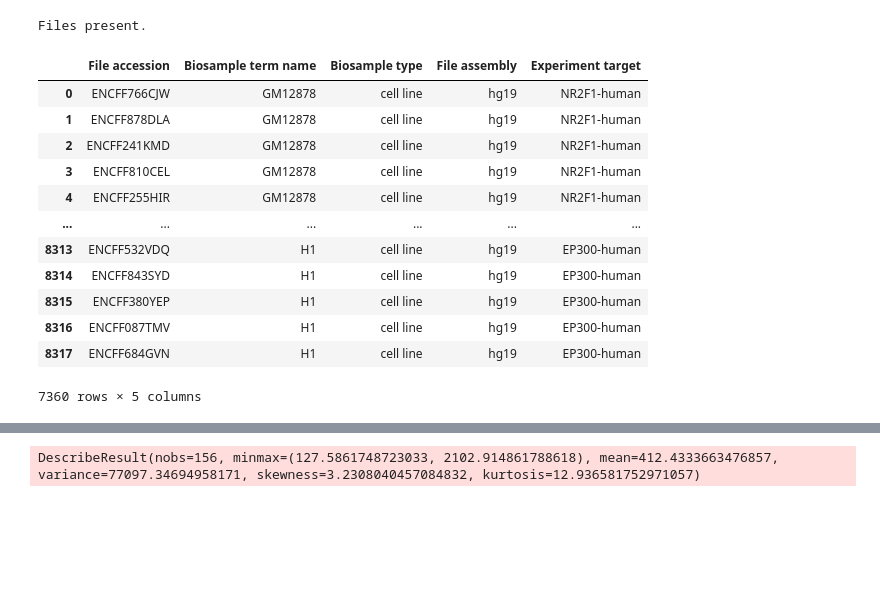
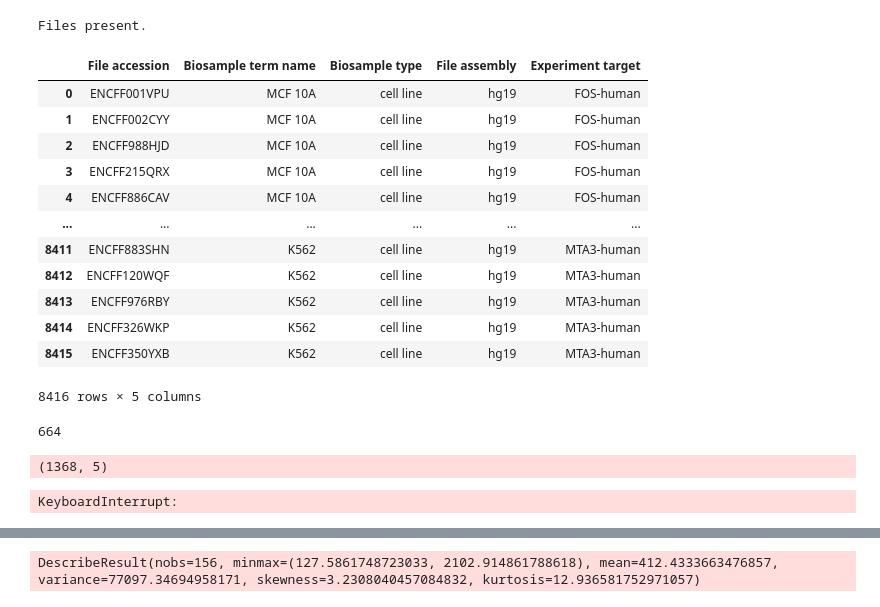
Before and after one commit to TeamSundar/TFactorNN, a Jupyter notebook: eda.ipynb, the cells around one changed output, grey strips where cells are left out. Drawn from its saved outputs; the diff is of its cells as text; code cells hidden in the pictures; blank space fills up the shorter version.

```diff
--- a/eda.ipynb
+++ b/eda.ipynb
@@ -8,6 +8,6 @@ import matplotlib.pyplot as plt
 import numpy as np
 from scipy import stats
 
-# data_path = 'encode/20210418_hg19_8461ex'
-data_path = 'encode/legacy'
+path = 'encode/20210418_hg19_8416ex'
+# path = 'encode/legacy'
 # %%
@@ -28,26 +28,30 @@ else:
 Files present.
 # %%
 # Prepare metadata
-metadata = pd.read_csv(data_path+'/metadata.tsv', sep='\t')
+metadata = pd.read_csv(path+'/metadata.tsv', sep='\t')
 metadata_ = metadata[['File accession', 'Biosample term name', 'Biosample type', 'File assembly', 'Experiment target']]
 metadata_ = metadata_[metadata_['Biosample type']=='cell line']
 metadata_
 # %% [output]
 |  | File accession | Biosample term name | Biosample type | File assembly | Experiment target |
-| 0 | ENCFF766CJW | GM12878 | cell line | hg19 | NR2F1-human |
-| 1 | ENCFF878DLA | GM12878 | cell line | hg19 | NR2F1-human |
-| 2 | ENCFF241KMD | GM12878 | cell line | hg19 | NR2F1-human |
-| 3 | ENCFF810CEL | GM12878 | cell line | hg19 | NR2F1-human |
-| 4 | ENCFF255HIR | GM12878 | cell line | hg19 | NR2F1-human |
+| 0 | ENCFF001VPU | MCF 10A | cell line | hg19 | FOS-human |
+| 1 | ENCFF002CYY | MCF 10A | cell line | hg19 | FOS-human |
+| 2 | ENCFF988HJD | MCF 10A | cell line | hg19 | FOS-human |
+| 3 | ENCFF215QRX | MCF 10A | cell line | hg19 | FOS-human |
+| 4 | ENCFF886CAV | MCF 10A | cell line | hg19 | FOS-human |
 | ... | ... | ... | ... | ... | ... |
-| 8313 | ENCFF532VDQ | H1 | cell line | hg19 | EP300-human |
-| 8314 | ENCFF843SYD | H1 | cell line | hg19 | EP300-human |
-| 8315 | ENCFF380YEP | H1 | cell line | hg19 | EP300-human |
-| 8316 | ENCFF087TMV | H1 | cell line | hg19 | EP300-human |
-| 8317 | ENCFF684GVN | H1 | cell line | hg19 | EP300-human |
+| 8411 | ENCFF883SHN | K562 | cell line | hg19 | MTA3-human |
+| 8412 | ENCFF120WQF | K562 | cell line | hg19 | MTA3-human |
+| 8413 | ENCFF976RBY | K562 | cell line | hg19 | MTA3-human |
+| 8414 | ENCFF326WKP | K562 | cell line | hg19 | MTA3-human |
+| 8415 | ENCFF350YXB | K562 | cell line | hg19 | MTA3-human |
-7360 rows × 5 columns
+8416 rows × 5 columns
+# %%
+len(np.unique(metadata_['Experiment target']))
+# %% [output]
+664
 # %%
-#
+# Filte duplicate tf-celline pairs
 cellline_dict = collections.Counter(metadata_['Biosample term name'])
 master_record = pd.DataFrame()
 for line in tqdm(cellline_dict):
@@ -61,4 +65,25 @@ for line in tqdm(cellline_dict):
         #if acc_+'.bed' in os.listdir('extracted_bed'):
             #
             #break
+print()
 print(master_record.shape)
+# %% [output]
+(1368, 5)
+# %%
+bed_path = path+'/data'
+means=[]
+for file_ in tqdm(os.listdir(bed_path)):
+    op = open('.temp', 'w')
+    # print(file_)s
+    with gzip.open(bed_path+'/'+file_, "rb") as ip_byte:
+        op.write(ip_byte.read().decode("utf-8"))
+        op.close()
+    bed = pd.read_csv('.temp', sep='\t', header=None)
+    peak_len = abs(bed[1].values-bed[2].values)
+    means.append(np.mean(peak_len))
+    os.remove('.temp')
+plt.hist(means, ins=30)
+    # print(peak_len)
+    # print(bed.head())
+# %% [output]
+KeyboardInterrupt:
```
Also changed, not shown: parts of 9 cells of this notebook, 1 other file.
